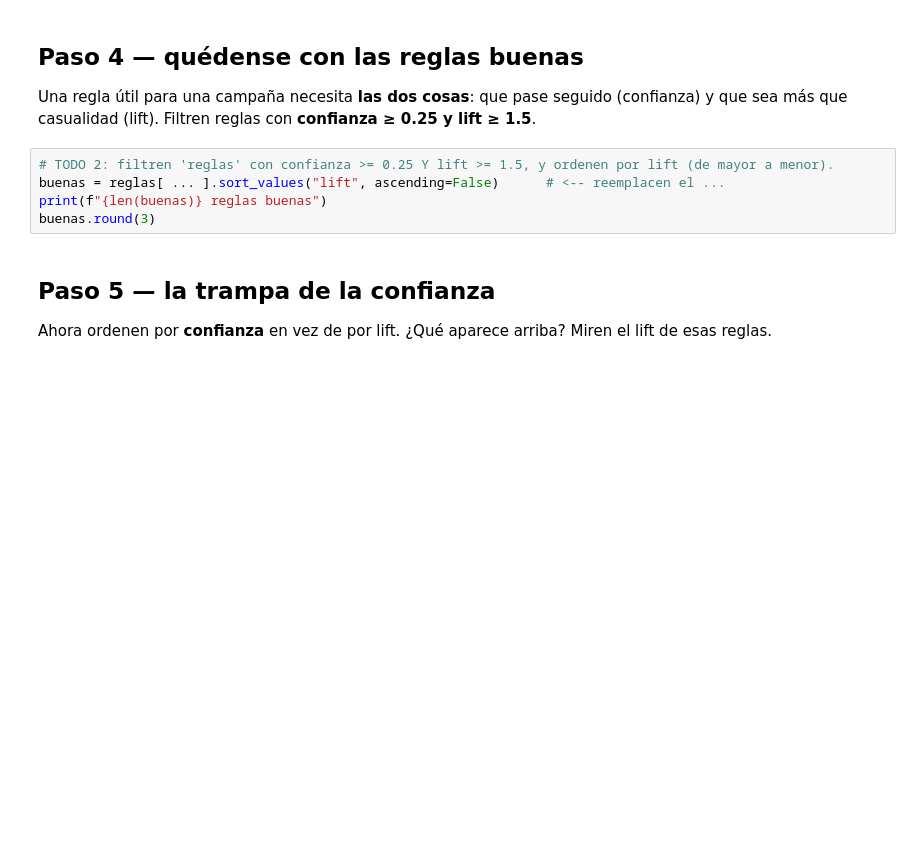
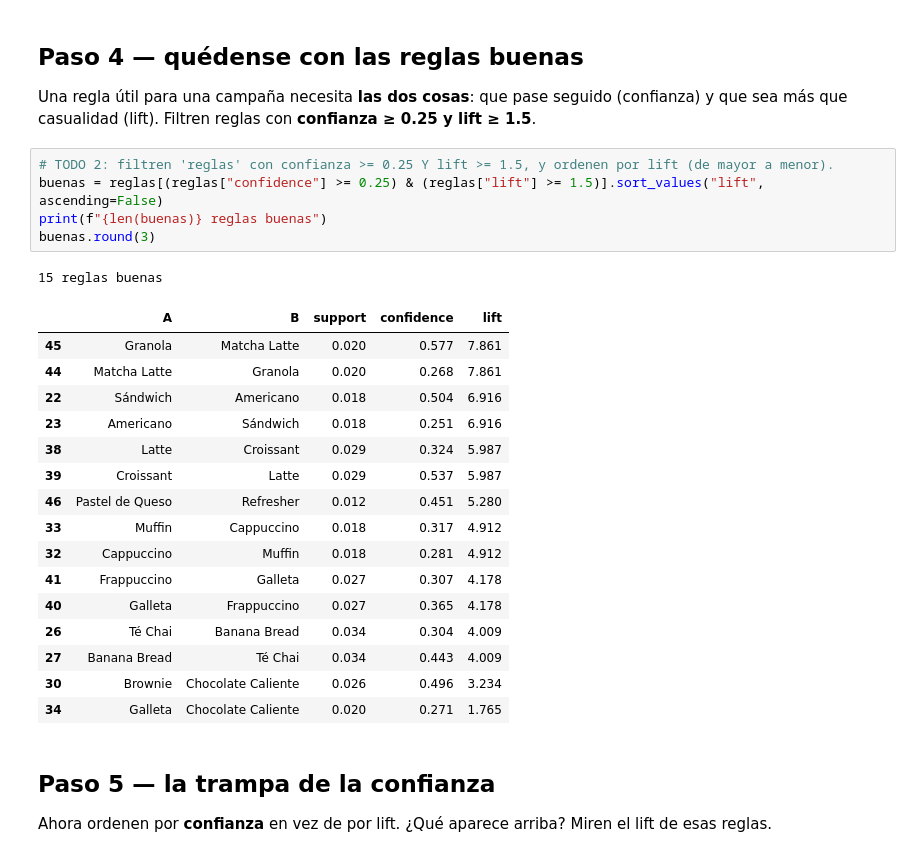
Before and after one commit to SindyBatzz/SEMANA-4, a Jupyter notebook: Semana_4/breakout_1.ipynb, the cells around one changed output. Saved outputs shown, nothing was run; the diff lists cells and outputs as text; blank space fills up the shorter version.

```diff
--- a/Semana_4/breakout_1.ipynb
+++ b/Semana_4/breakout_1.ipynb
@@ -109,9 +138,27 @@ Una regla útil para una campaña necesita **las dos cosas**: que pase seguido (
 Filtren reglas con **confianza ≥ 0.25 y lift ≥ 1.5**.
 # %%
 # TODO 2: filtren 'reglas' con confianza >= 0.25 Y lift >= 1.5, y ordenen por lift (de mayor a menor).
-buenas = reglas[ ... ].sort_values("lift", ascending=False)      # <-- reemplacen el ...
+buenas = reglas[(reglas["confidence"] >= 0.25) & (reglas["lift"] >= 1.5)].sort_values("lift", ascending=False)
 print(f"{len(buenas)} reglas buenas")
 buenas.round(3)
+# %% [output]
+15 reglas buenas
+|  | A | B | support | confidence | lift |
+| 45 | Granola | Matcha Latte | 0.020 | 0.577 | 7.861 |
+| 44 | Matcha Latte | Granola | 0.020 | 0.268 | 7.861 |
+| 22 | Sándwich | Americano | 0.018 | 0.504 | 6.916 |
+| 23 | Americano | Sándwich | 0.018 | 0.251 | 6.916 |
+| 38 | Latte | Croissant | 0.029 | 0.324 | 5.987 |
+| 39 | Croissant | Latte | 0.029 | 0.537 | 5.987 |
+| 46 | Pastel de Queso | Refresher | 0.012 | 0.451 | 5.280 |
+| 33 | Muffin | Cappuccino | 0.018 | 0.317 | 4.912 |
+| 32 | Cappuccino | Muffin | 0.018 | 0.281 | 4.912 |
+| 41 | Frappuccino | Galleta | 0.027 | 0.307 | 4.178 |
+| 40 | Galleta | Frappuccino | 0.027 | 0.365 | 4.178 |
+| 26 | Té Chai | Banana Bread | 0.034 | 0.304 | 4.009 |
+| 27 | Banana Bread | Té Chai | 0.034 | 0.443 | 4.009 |
+| 30 | Brownie | Chocolate Caliente | 0.026 | 0.496 | 3.234 |
+| 34 | Galleta | Chocolate Caliente | 0.020 | 0.271 | 1.765 |
 # %% [markdown]
 ## Paso 5 — la trampa de la confianza
 
```
Also changed, not shown: parts of 7 cells of this notebook.
